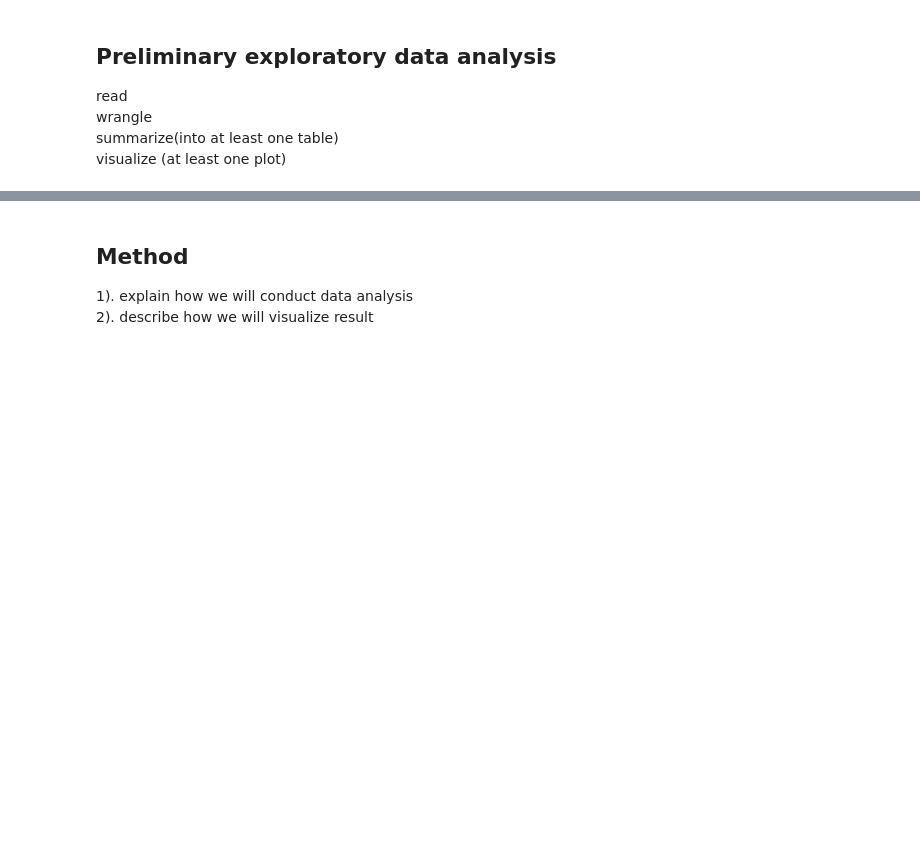
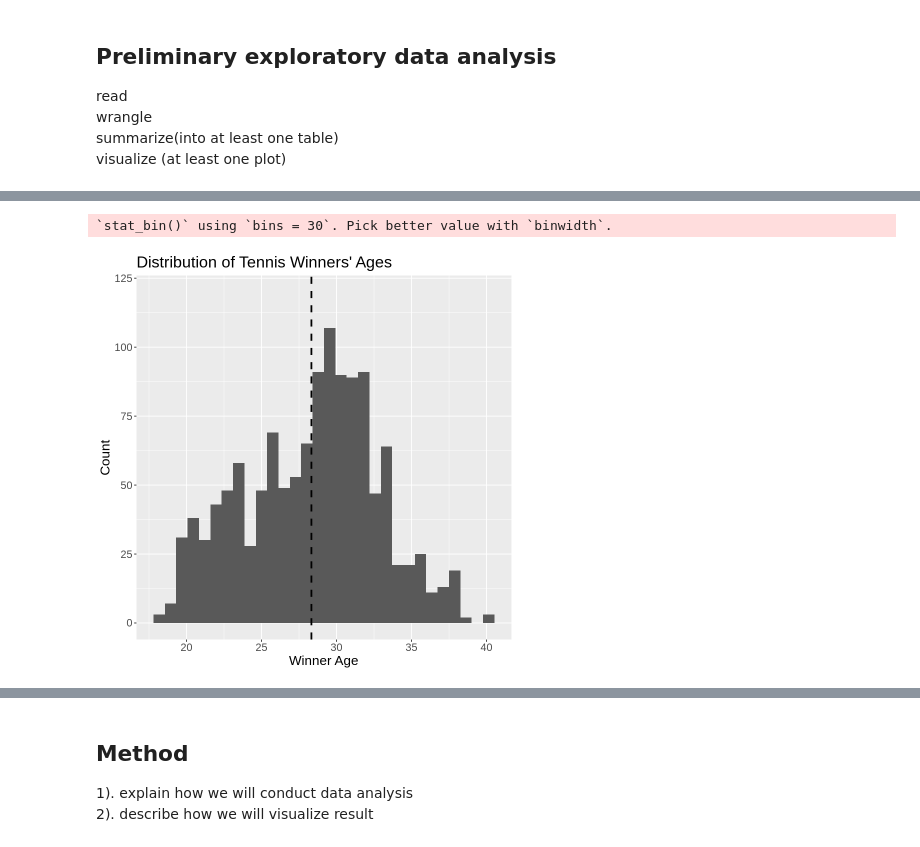
Before and after one commit to SimonYYL/DSCI_100_group19_group_project, a Jupyter notebook: project_proposal_draft.ipynb, the cells around one changed output, grey strips where cells are left out. Cells and saved outputs as stored; diff of their text form; code cells hidden in the pictures; blank space fills up the shorter version.

Commit message:
initial exploratory data analysis
looked at differences between winners and losers stats in data

```diff
--- a/project_proposal_draft.ipynb
+++ b/project_proposal_draft.ipynb
@@ -209,3 +227,7 @@ read
 wrangle
 summarize(into at least one table)
 visualize (at least one plot)
+# %%
+tennis <- atp_data_frame %>%
+            filter(tourney_level == "G")
+tennis
@@ -211,0 +316,16 @@ visualize (at least one plot)
+# %%
+winner_ages <- tennis %>%
+                select(winner_age)
+
+winner_ages_plot <- winner_ages %>%
+                    ggplot(aes(x = winner_age)) +
+                    geom_histogram() +
+                    geom_vline(xintercept = 28.32585, linetype = "dashed", size = 1.0) +
+                    scale_y_continuous(limits = c(0, 120)) +
+                    labs(x = "Winner Age", y = "Count", title = "Distribution of Tennis Winners' Ages") +
+                    theme(text = element_text(size = 16))
+
+winner_ages_plot
+# %% [output]
+`stat_bin()` using `bins = 30`. Pick better value with `binwidth`.
+[figure, added]
```
Also changed, not shown: parts of 12 cells of this notebook.
